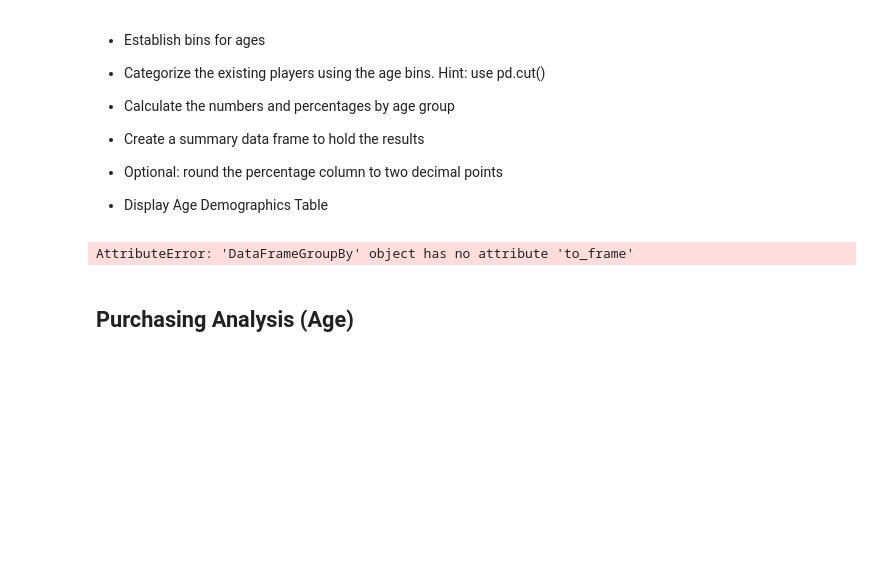
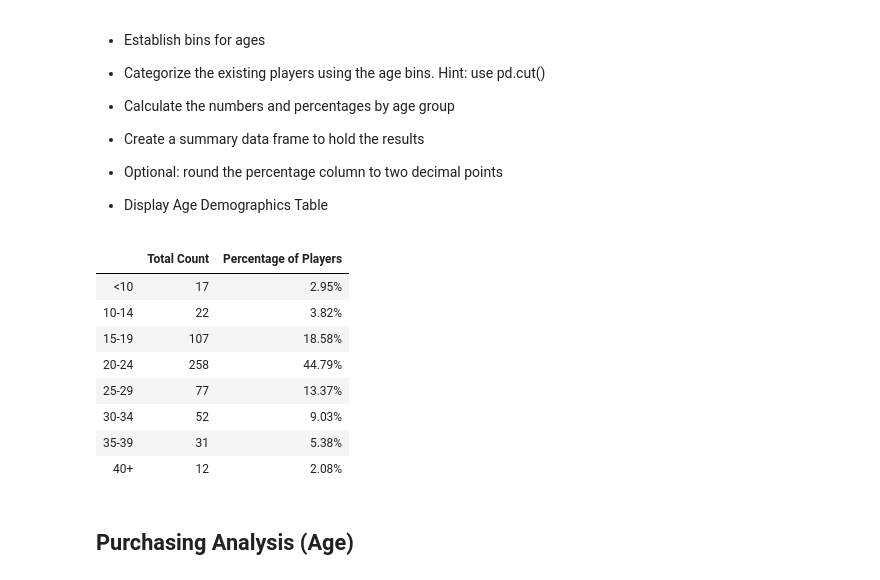
Before and after one commit to DanielRuch/pandas-challenge, a Jupyter notebook: HeroesOfPymoli/HeroesOfPymoli_starter.ipynb, the cells around one changed output. Saved outputs shown, nothing was run; the diff lists cells and outputs as text; code cells hidden in the pictures; blank space fills up the shorter version.

```diff
--- a/HeroesOfPymoli/HeroesOfPymoli_starter.ipynb
+++ b/HeroesOfPymoli/HeroesOfPymoli_starter.ipynb
@@ -11,3 +11,6 @@ file_to_load = "Resources/purchase_data.csv"
 # Read Purchasing File and store into Pandas data frame
 purchase_data = pd.read_csv(file_to_load)
 purchase_data.head()
+
+#Create dataframe of data grouped by Screen Name - used often later
+groupedBySN = purchase_data.groupby("SN").last()
@@ -146,34 +157,37 @@ summaryData
 
 
 * Display Age Demographics Table
-# %%
-#Setup bin ranges and labels
-bin_labels = ["<10", "10-14", "15-19", "20-24", "25-29", "30-34", "35-39", "40+"]
-bins = [0, 10, 14, 19, 24, 29, 34, 39, 150]
-
-#New approach
-
-# bin2 = pd.cut(purchase_data["Age"], bins, labels=bin_labels)
-# a = purchase_data.groupby([bin2, "SN"])["Age"]
-# a["Age"].count()
-
-a=purchase_data.groupby("SN")
-b=a.to_frame()
-# #Get list of players and their ages
-# playerAges = purchase_data.groupby("SN")["Age"].mean()
-
-# #Create list of players and age bins; place into dataframe
-# ageRanges = pd.cut(playerAges, bins, labels=bin_labels)
-# ageRanges = pd.DataFrame(ageRanges)
-
-# #Get count of players in each age bin, and place into dataframe with descriptive column name
-# ageCounts = ageRanges["Age"].value_counts()
-# ageCounts = pd.DataFrame(ageCounts).rename(columns={"Age": "Count"})
-
-
-#ageCounts
-# %% [output]
-AttributeError: 'DataFrameGroupBy' object has no attribute 'to_frame'
+# %%
+#Setup bin ranges and labels
+bin_labels = ["<10", "10-14", "15-19", "20-24", "25-29", "30-34", "35-39", "40+"]
+bins = [0, 9, 14, 19, 24, 29, 34, 39, 150]
+
+#New approach
+#Get list of bins for each SN and replace in dataframe
+tempDF = pd.cut(groupedBySN["Age"], bins, labels=bin_labels, right=True)
+tempDF = pd.DataFrame(tempDF)
+
+#Get count of each bin, then sort the bins in order
+ageBinned = pd.DataFrame(tempDF["Age"].value_counts()).rename(columns={"Age" : "Total Count"})
+ageBinned = ageBinned.sort_index()
+
+#Calculate percentage of playerbase, then round to 2 decimal places
+ageBinned["Percentage of Players"] = (100 * ageBinned["Total Count"] / totalPlayers).round(2)
+
+#Add % Symbol
+ageBinned["Percentage of Players"] = ageBinned["Percentage of Players"].astype(str) + "%"
+
+ageBinned
+# %% [output]
+|  | Total Count | Percentage of Players |
+| <10 | 17 | 2.95% |
+| 10-14 | 22 | 3.82% |
+| 15-19 | 107 | 18.58% |
+| 20-24 | 258 | 44.79% |
+| 25-29 | 77 | 13.37% |
+| 30-34 | 52 | 9.03% |
+| 35-39 | 31 | 5.38% |
+| 40+ | 12 | 2.08% |
 # %% [markdown]
 ## Purchasing Analysis (Age)
 # %% [markdown]
```
Also changed, not shown: parts of 8 cells of this notebook.
